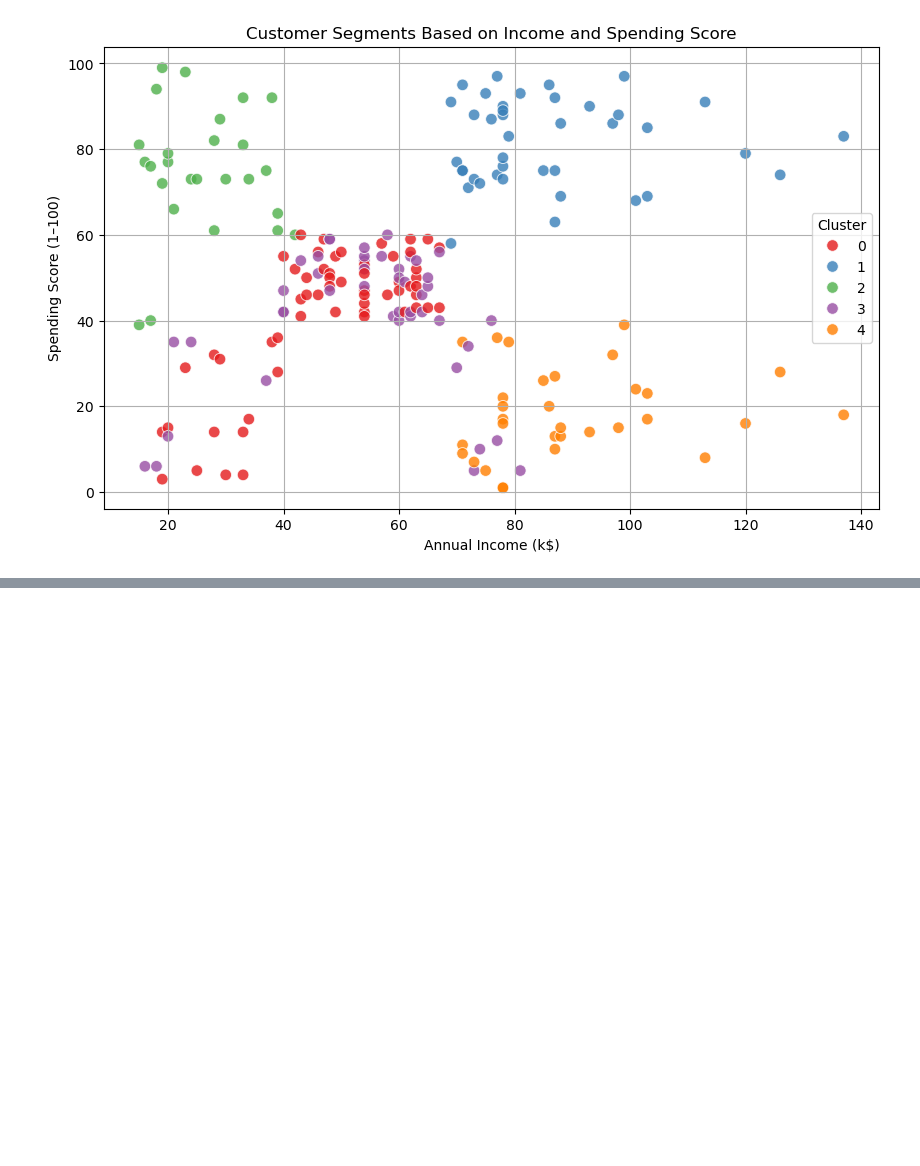
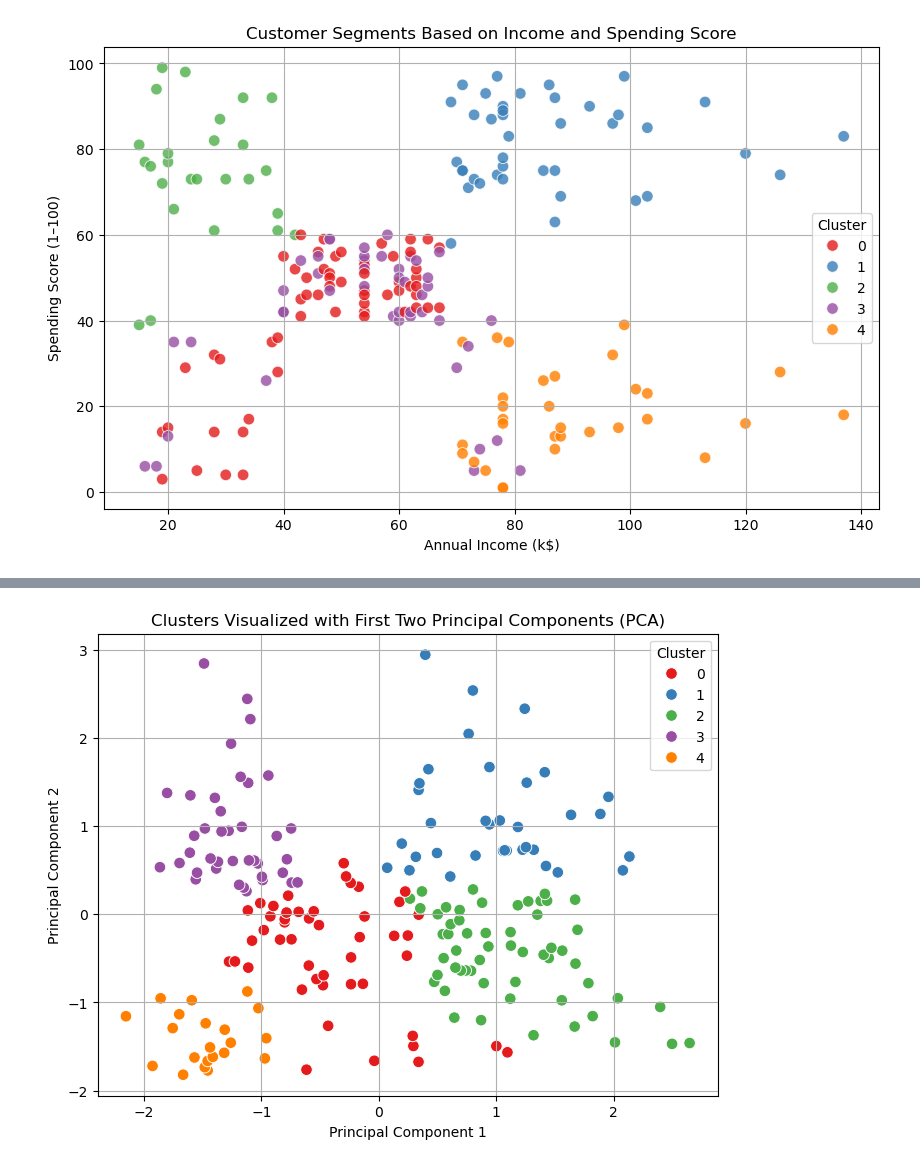
Before and after one commit to HermelaDev/Mall_Customers_Segmentation, a Jupyter notebook: customers.ipynb, the cells around one changed output, grey strips where cells are left out. Cells and saved outputs as stored; diff of their text form; code cells hidden in the pictures; blank space fills up the shorter version.

```diff
--- a/customers.ipynb
+++ b/customers.ipynb
@@ -280,0 +433,7 @@ plt.show()
+# %%
+# Try linkage methods
+linkage_methods = ['ward', 'average', 'complete']
+for method in linkage_methods:
+    model = AgglomerativeClustering(n_clusters=5, linkage=method)
+    clusters = model.fit_predict(scaled_df)
+    print(f"Linkage: {method}, Silhouette Score: {silhouette_score(scaled_df, clusters):.2f}")
@@ -280,0 +511,20 @@ plt.show()
+# %%
+# Reduce to 2D for plotting
+pca_2d = PCA(n_components=2)
+pca_2d_components = pca_2d.fit_transform(scaled_df)
+
+# Create DataFrame for plotting
+pca_df = pd.DataFrame(data=pca_2d_components, columns=['PC1', 'PC2'])
+pca_df['Cluster'] = clusters
+
+# Plot
+plt.figure(figsize=(8, 6))
+sns.scatterplot(data=pca_df, x='PC1', y='PC2', hue='Cluster', palette='Set1', s=70)
+plt.title('Clusters Visualized with First Two Principal Components (PCA)')
+plt.xlabel('Principal Component 1')
+plt.ylabel('Principal Component 2')
+plt.legend(title='Cluster')
+plt.grid(True)
+plt.show()
+# %% [output]
+[figure, added]
```
Also changed, not shown: parts of 27 cells of this notebook.
